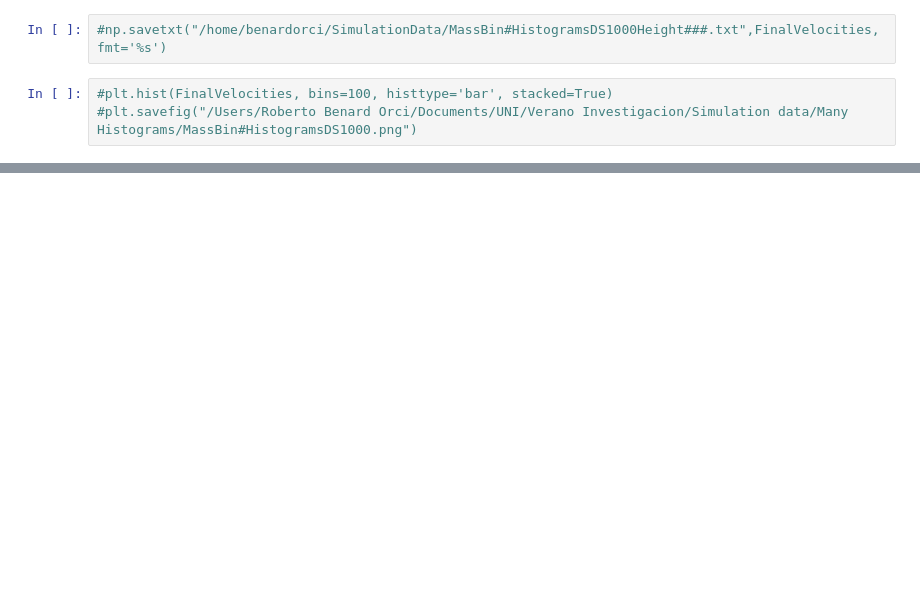
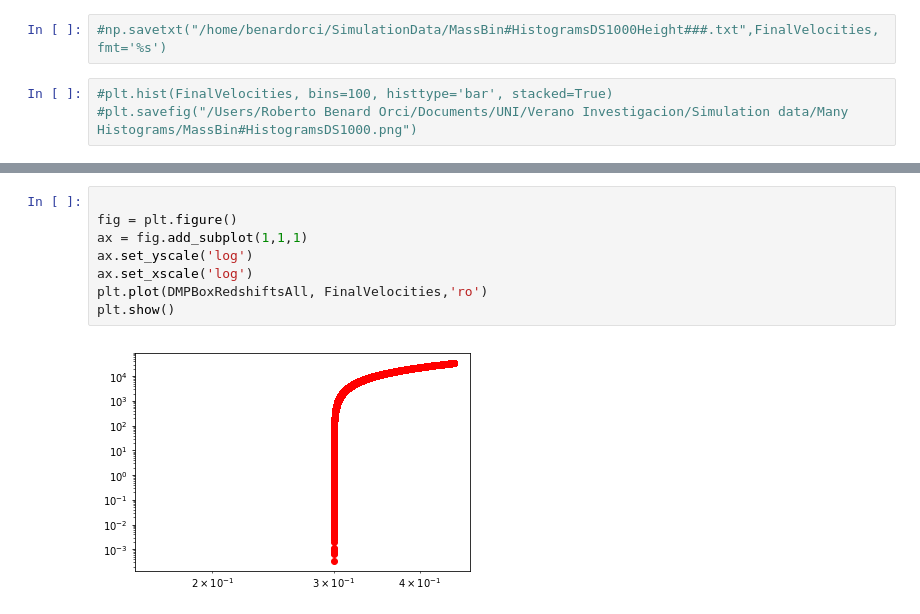
Before and after one commit to Benard117/AnacondaProjects, a Jupyter notebook: Redshift and Angle Histograms/Multiple Halos, Redshift-Velocity Histograms.ipynb, the cells around one changed output, grey strips where cells are left out. Cells and saved outputs as stored; diff of their text form; blank space fills up the shorter version.

```diff
--- a/Redshift and Angle Histograms/Multiple Halos, Redshift-Velocity Histograms.ipynb
+++ b/Redshift and Angle Histograms/Multiple Halos, Redshift-Velocity Histograms.ipynb
@@ -315,0 +342,10 @@ print(np.size(MassBin1[:,0]))
+# %%
+
+fig = plt.figure()
+ax = fig.add_subplot(1,1,1)
+ax.set_yscale('log')
+ax.set_xscale('log')
+plt.plot(DMPBoxRedshiftsAll, FinalVelocities,'ro')
+plt.show()
+# %% [output]
+[figure, added]
```
Also changed, not shown: parts of 13 cells of this notebook, 1 other file.
